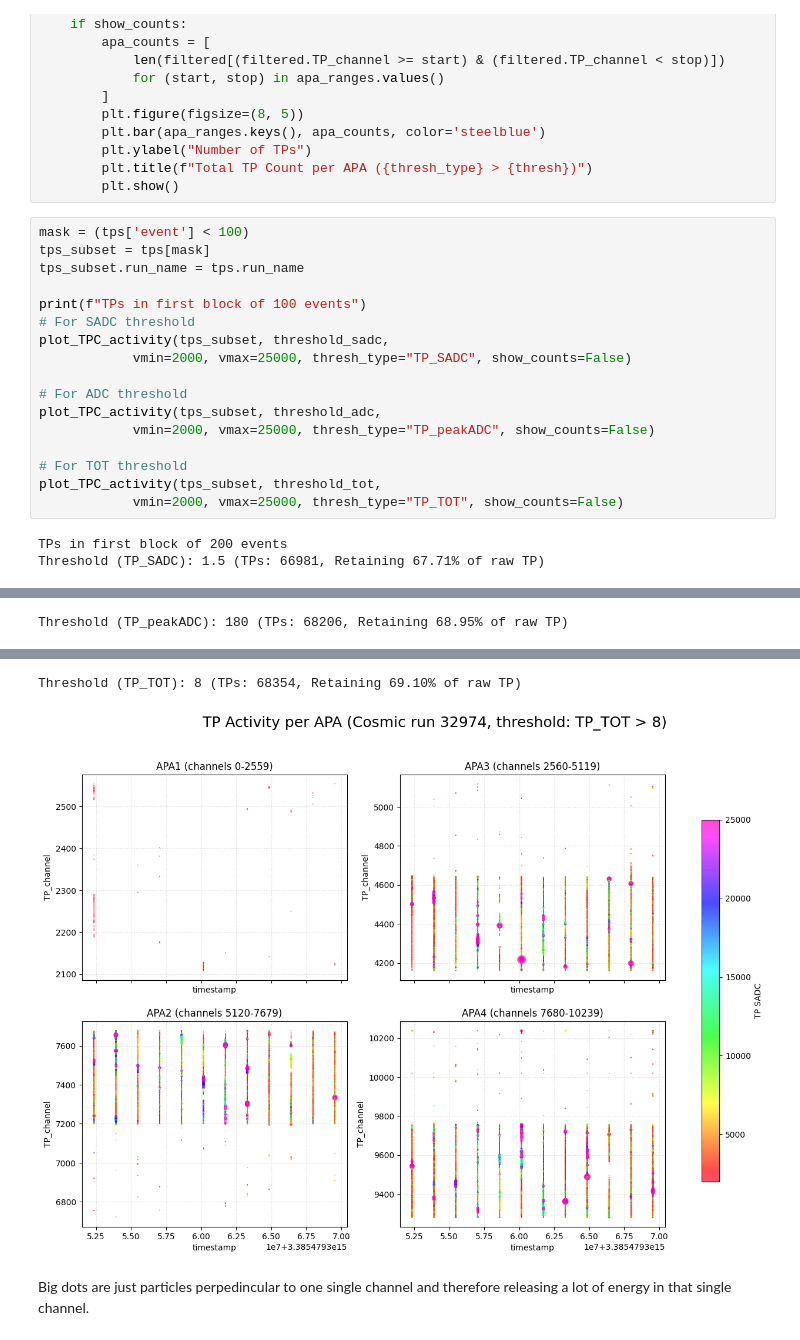
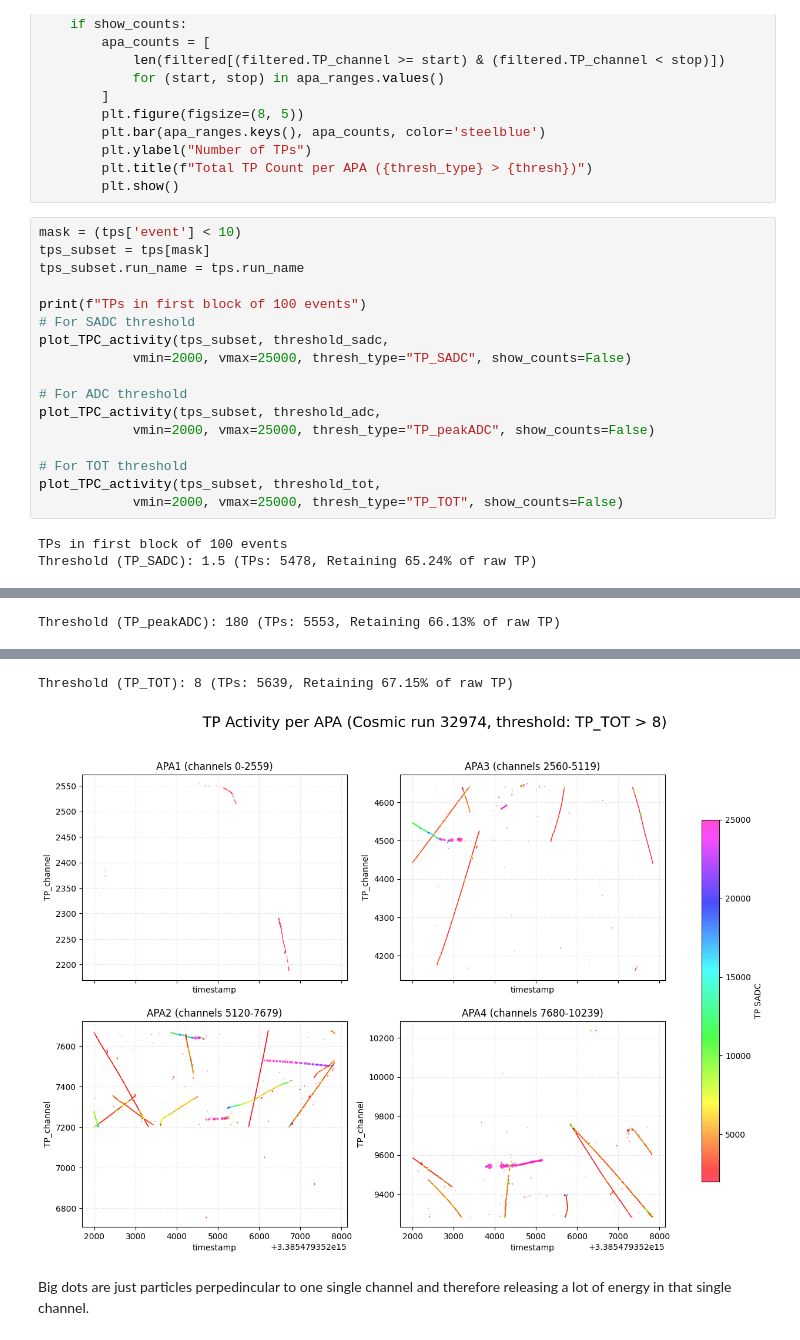
Before and after one commit to JuliaFavaro/SS25_TP_ProtoDUNE, a Jupyter notebook: src/RUN_test_run.ipynb, the cells around one changed output, grey strips where cells are left out. Drawn from its saved outputs; the diff is of its cells as text.

```diff
--- a/src/RUN_test_run.ipynb
+++ b/src/RUN_test_run.ipynb
@@ -302,7 +302,7 @@ def plot_TPC_activity(tp_df, thresh, thresh_type="TP_peakADC", vmin=None, vmax=N
         plt.title(f"Total TP Count per APA ({thresh_type} > {thresh})")
         plt.show()
 # %%
-mask = (tps['event'] < 100)
+mask = (tps['event'] < 10)
 tps_subset = tps[mask]
 tps_subset.run_name = tps.run_name
 
@@ -319,5 +319,5 @@ plot_TPC_activity(tps_subset, threshold_adc,
 plot_TPC_activity(tps_subset, threshold_tot,
             vmin=2000, vmax=25000, thresh_type="TP_TOT", show_counts=False)
 # %% [output]
-TPs in first block of 200 events
-Threshold (TP_SADC): 1.5 (TPs: 66981, Retaining 67.71% of raw TP)
+TPs in first block of 100 events
+Threshold (TP_SADC): 1.5 (TPs: 5478, Retaining 65.24% of raw TP)
@@ -325 +325 @@ Threshold (TP_SADC): 1.5 (TPs: 66981, Retaining 67.71% of raw TP)
-Threshold (TP_peakADC): 180 (TPs: 68206, Retaining 68.95% of raw TP)
+Threshold (TP_peakADC): 180 (TPs: 5553, Retaining 66.13% of raw TP)
@@ -327,5 +327,5 @@ Threshold (TP_peakADC): 180 (TPs: 68206, Retaining 68.95% of raw TP)
-Threshold (TP_TOT): 8 (TPs: 68354, Retaining 69.10% of raw TP)
+Threshold (TP_TOT): 8 (TPs: 5639, Retaining 67.15% of raw TP)
-[figure, old version]
+[figure, new version]
 # %% [markdown]
 Big dots are just particles perpedincular to one single channel and therefore releasing a lot of energy in that single channel.
 # %% [markdown]
```
Also changed, not shown: parts of 4 cells of this notebook.
